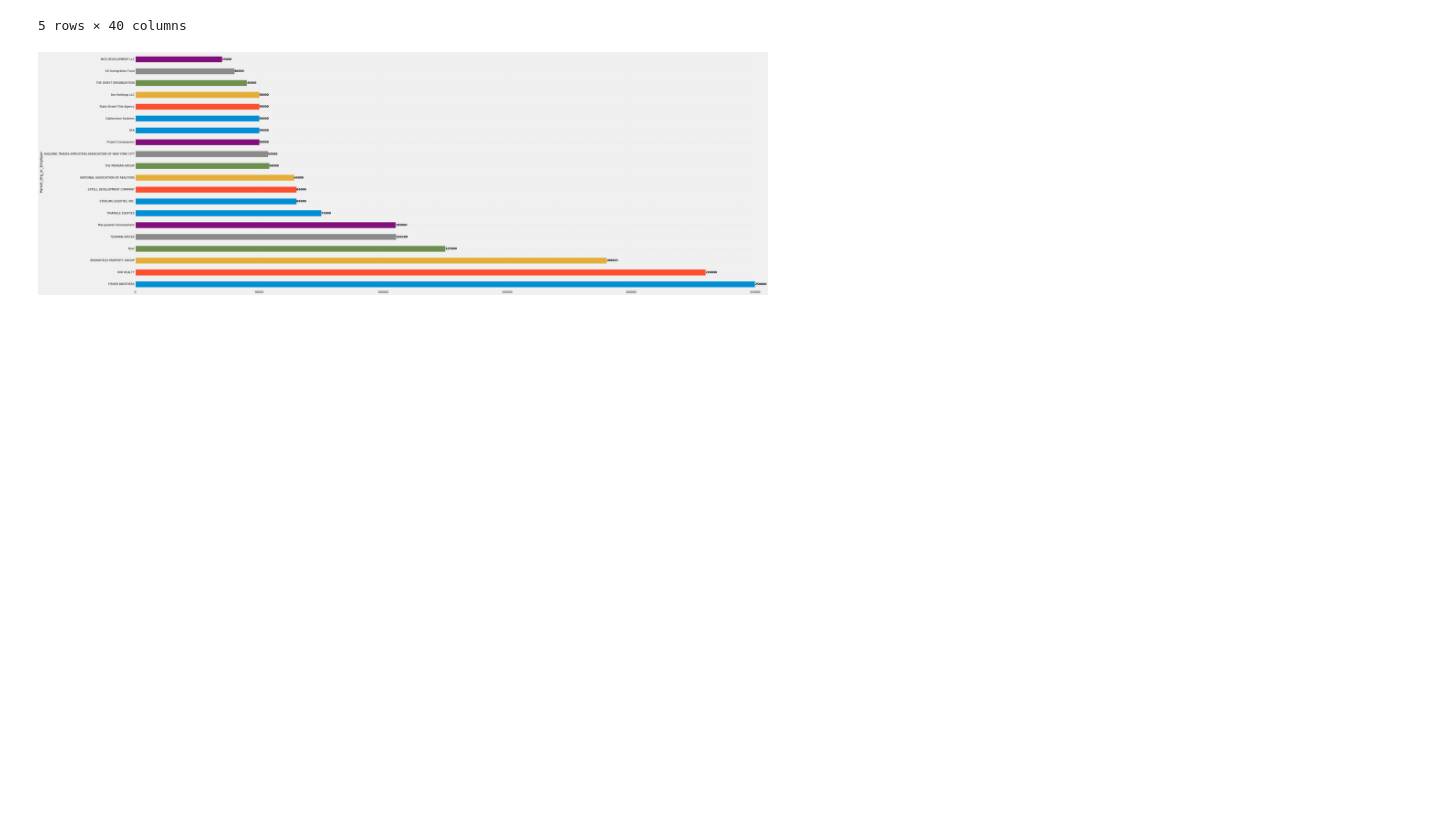
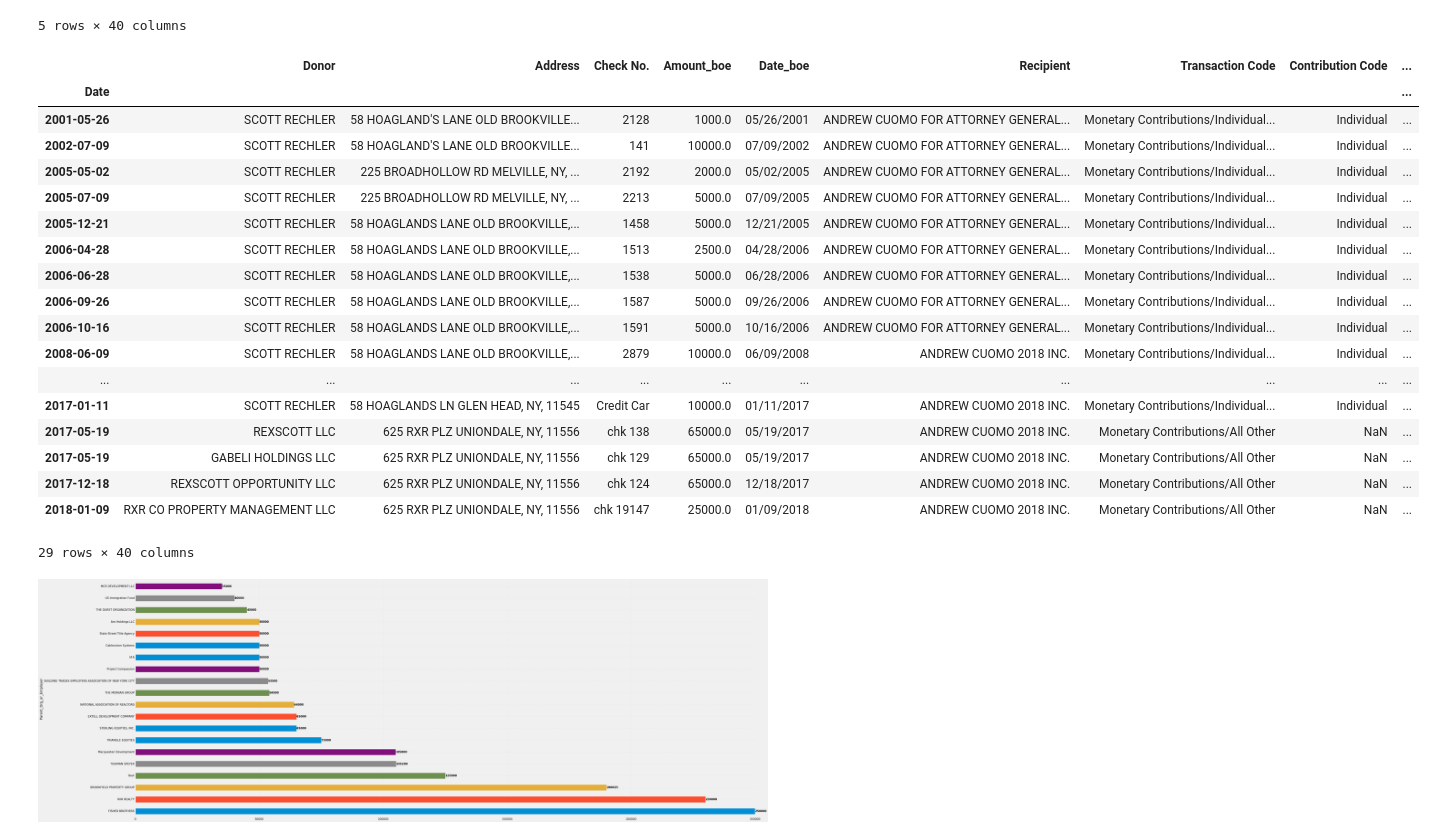
Before and after one commit to kromreig/warchest_cuomo_indy, a Jupyter notebook: Cuomo_Campaign_Finance.ipynb, the cells around one changed output. Cells and saved outputs as stored; diff of their text form; code cells hidden in the pictures; blank space fills up the shorter version.

```diff
--- a/Cuomo_Campaign_Finance.ipynb
+++ b/Cuomo_Campaign_Finance.ipynb
@@ -964,6 +965,28 @@ df.head()
 | 2001-02-01 | GEORGE MCDONALD | 232 84TH STREET NEW YORK, NY, 10028 | CC | 1000.0 | 02/01/2001 | ANDREW CUOMO FOR ATTORNEY GENERAL... | Monetary Contributions/Individual... | Individual | ... |
 | 2001-02-01 | RICHARD SIROTA | 1 PALLISAR ROAD IRVINGTON, NY, 10533 | CC | 10000.0 | 02/01/2001 | ANDREW CUOMO FOR ATTORNEY GENERAL... | Monetary Contributions/Individual... | Individual | ... |
 5 rows × 40 columns
+# %%
+df[df['Parent_Org_or_Employer']=='RXR REALTY']
+# %% [output]
+|  | Donor | Address | Check No. | Amount_boe | Date_boe | Recipient | Transaction Code | Contribution Code | ... |
+| Date |  |  |  |  |  |  |  |  | ... |
+| 2001-05-26 | SCOTT RECHLER | 58 HOAGLAND'S LANE OLD BROOKVILLE... | 2128 | 1000.0 | 05/26/2001 | ANDREW CUOMO FOR ATTORNEY GENERAL... | Monetary Contributions/Individual... | Individual | ... |
+| 2002-07-09 | SCOTT RECHLER | 58 HOAGLAND'S LANE OLD BROOKVILLE... | 141 | 10000.0 | 07/09/2002 | ANDREW CUOMO FOR ATTORNEY GENERAL... | Monetary Contributions/Individual... | Individual | ... |
+| 2005-05-02 | SCOTT RECHLER | 225 BROADHOLLOW RD MELVILLE, NY, ... | 2192 | 2000.0 | 05/02/2005 | ANDREW CUOMO FOR ATTORNEY GENERAL... | Monetary Contributions/Individual... | Individual | ... |
+| 2005-07-09 | SCOTT RECHLER | 225 BROADHOLLOW RD MELVILLE, NY, ... | 2213 | 5000.0 | 07/09/2005 | ANDREW CUOMO FOR ATTORNEY GENERAL... | Monetary Contributions/Individual... | Individual | ... |
+| 2005-12-21 | SCOTT RECHLER | 58 HOAGLANDS LANE OLD BROOKVILLE,... | 1458 | 5000.0 | 12/21/2005 | ANDREW CUOMO FOR ATTORNEY GENERAL... | Monetary Contributions/Individual... | Individual | ... |
+| 2006-04-28 | SCOTT RECHLER | 58 HOAGLANDS LANE OLD BROOKVILLE,... | 1513 | 2500.0 | 04/28/2006 | ANDREW CUOMO FOR ATTORNEY GENERAL... | Monetary Contributions/Individual... | Individual | ... |
+| 2006-06-28 | SCOTT RECHLER | 58 HOAGLANDS LANE OLD BROOKVILLE,... | 1538 | 5000.0 | 06/28/2006 | ANDREW CUOMO FOR ATTORNEY GENERAL... | Monetary Contributions/Individual... | Individual | ... |
+| 2006-09-26 | SCOTT RECHLER | 58 HOAGLANDS LANE OLD BROOKVILLE,... | 1587 | 5000.0 | 09/26/2006 | ANDREW CUOMO FOR ATTORNEY GENERAL... | Monetary Contributions/Individual... | Individual | ... |
+| 2006-10-16 | SCOTT RECHLER | 58 HOAGLANDS LANE OLD BROOKVILLE,... | 1591 | 5000.0 | 10/16/2006 | ANDREW CUOMO FOR ATTORNEY GENERAL... | Monetary Contributions/Individual... | Individual | ... |
+| 2008-06-09 | SCOTT RECHLER | 58 HOAGLANDS LANE OLD BROOKVILLE,... | 2879 | 10000.0 | 06/09/2008 | ANDREW CUOMO 2018 INC. | Monetary Contributions/Individual... | Individual | ... |
+| ... | ... | ... | ... | ... | ... | ... | ... | ... | ... |
+| 2017-01-11 | SCOTT RECHLER | 58 HOAGLANDS LN GLEN HEAD, NY, 11545 | Credit Car | 10000.0 | 01/11/2017 | ANDREW CUOMO 2018 INC. | Monetary Contributions/Individual... | Individual | ... |
+| 2017-05-19 | REXSCOTT LLC | 625 RXR PLZ UNIONDALE, NY, 11556 | chk 138 | 65000.0 | 05/19/2017 | ANDREW CUOMO 2018 INC. | Monetary Contributions/All Other | NaN | ... |
+| 2017-05-19 | GABELI HOLDINGS LLC | 625 RXR PLZ UNIONDALE, NY, 11556 | chk 129 | 65000.0 | 05/19/2017 | ANDREW CUOMO 2018 INC. | Monetary Contributions/All Other | NaN | ... |
+| 2017-12-18 | REXSCOTT OPPORTUNITY LLC | 625 RXR PLZ UNIONDALE, NY, 11556 | chk 124 | 65000.0 | 12/18/2017 | ANDREW CUOMO 2018 INC. | Monetary Contributions/All Other | NaN | ... |
+| 2018-01-09 | RXR CO PROPERTY MANAGEMENT LLC | 625 RXR PLZ UNIONDALE, NY, 11556 | chk 19147 | 25000.0 | 01/09/2018 | ANDREW CUOMO 2018 INC. | Monetary Contributions/All Other | NaN | ... |
+29 rows × 40 columns
 # %%
 plt.figure(figsize=(50,20))
 ax=df['2017-01-01':]\
```
Also changed, not shown: parts of 10 cells of this notebook.
